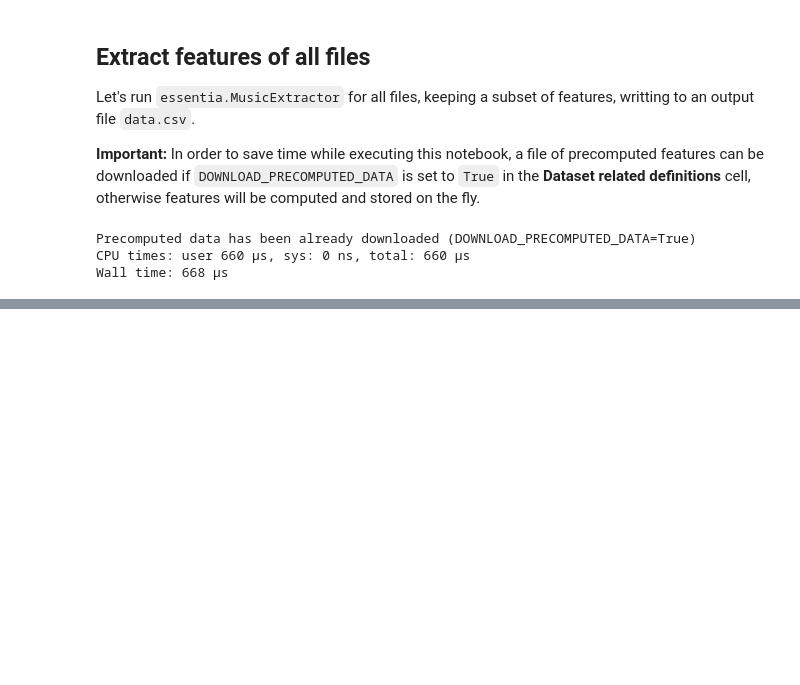
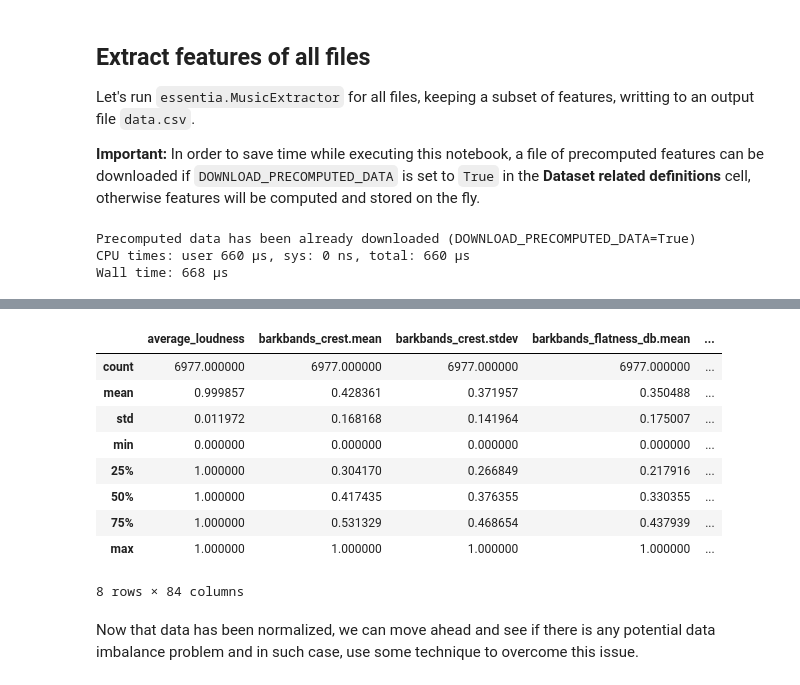
Before and after one commit to eagomez2/mir_basics, a Jupyter notebook: eagomez_assignment01_exemplary_mir_workflow.ipynb, the cells around one changed output, grey strips where cells are left out. Saved outputs shown, nothing was run; the diff lists cells and outputs as text; code cells hidden in the pictures; blank space fills up the shorter version.

```diff
--- a/eagomez_assignment01_exemplary_mir_workflow.ipynb
+++ b/eagomez_assignment01_exemplary_mir_workflow.ipynb
@@ -380,0 +455,19 @@ Wall time: 668 µs
+# %%
+df_tonic_norm = df_raw.copy()
+min_max_scaler = MinMaxScaler()
+df_tonic_norm.iloc[:, :-2] = min_max_scaler.fit_transform(df_tonic_norm.iloc[:, :-2])  # Last 2 columns are categorical data
+
+df_tonic_norm.describe()  # See stats again to see how it looks like after transform
+# %% [output]
+|  | average_loudness | barkbands_crest.mean | barkbands_crest.stdev | barkbands_flatness_db.mean | ... |
+| count | 6977.000000 | 6977.000000 | 6977.000000 | 6977.000000 | ... |
+| mean | 0.999857 | 0.428361 | 0.371957 | 0.350488 | ... |
+| std | 0.011972 | 0.168168 | 0.141964 | 0.175007 | ... |
+| min | 0.000000 | 0.000000 | 0.000000 | 0.000000 | ... |
+| 25% | 1.000000 | 0.304170 | 0.266849 | 0.217916 | ... |
+| 50% | 1.000000 | 0.417435 | 0.376355 | 0.330355 | ... |
+| 75% | 1.000000 | 0.531329 | 0.468654 | 0.437939 | ... |
+| max | 1.000000 | 1.000000 | 1.000000 | 1.000000 | ... |
+8 rows × 84 columns
+# %% [markdown]
+Now that data has been normalized, we can move ahead and see if there is any potential data imbalance problem and in such case, use some technique to overcome this issue.
```
Also changed, not shown: parts of 17 cells of this notebook.
